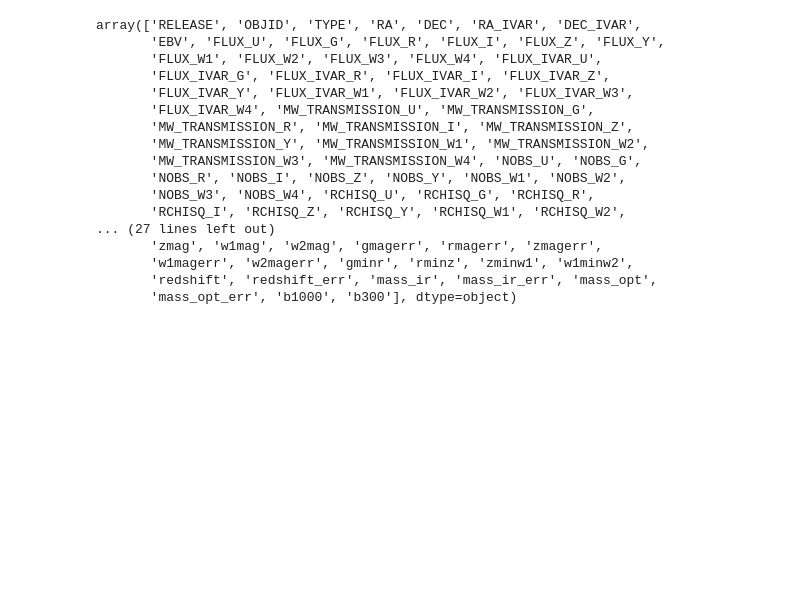
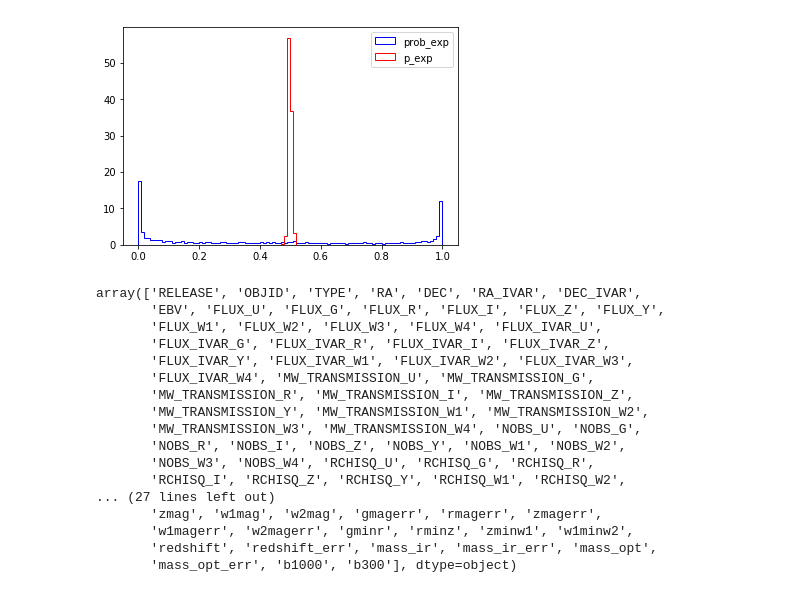
Before and after one commit to AlanPearl/margaret, a Jupyter notebook: notebooks/RedshiftAnalysis.ipynb, the cells around one changed output. Cells and saved outputs as stored; diff of their text form; code cells hidden in the pictures; blank space fills up the shorter version.

```diff
--- a/notebooks/RedshiftAnalysis.ipynb
+++ b/notebooks/RedshiftAnalysis.ipynb
@@ -30,3 +107,9 @@ data = importdata.importdata(slice(None,100000))
+# %%
+mask = data["p_exp"] != 0.5
+plt.hist(data["prob_exp"][mask], bins=100, histtype="step", color="blue", density=True, label="prob_exp");
+plt.hist(data["p_exp"][mask], bins=100, histtype="step", color="red", density=True, label="p_exp"); plt.legend();
+# %% [output]
+[figure, added]
 # %%
 data.columns.values
 # %% [output]
```
Also changed, not shown: parts of 10 cells of this notebook, 2 other files.
